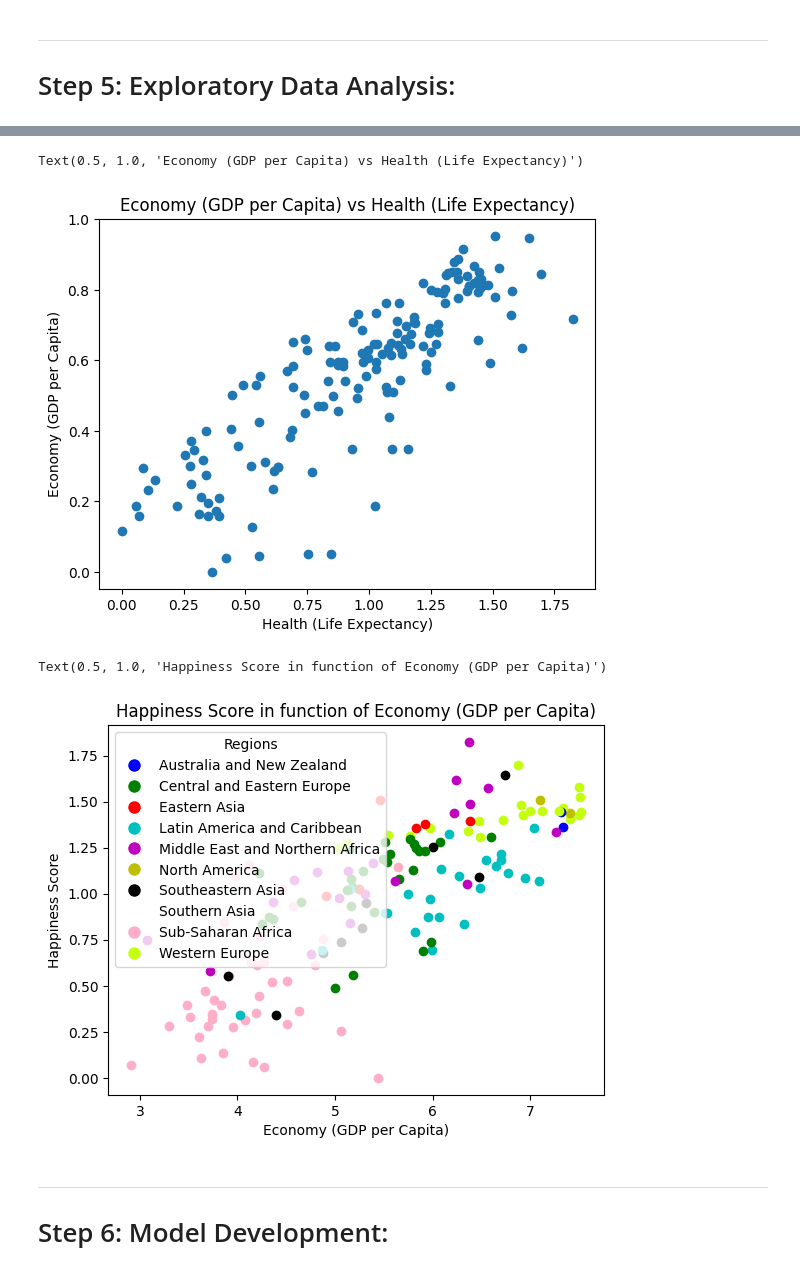
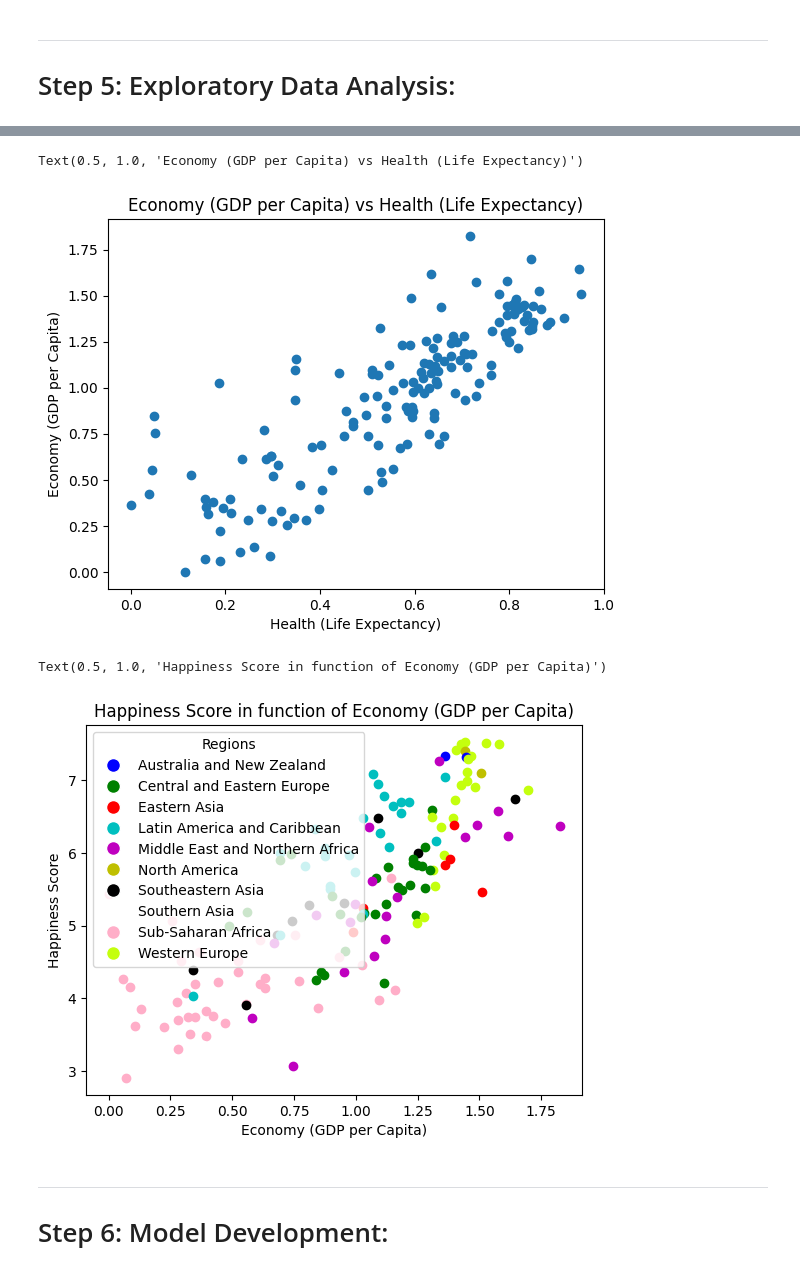
Before and after one commit to Hormone4/World-Happiness-Machine-Learning, a Jupyter notebook: main.ipynb, the cells around one changed output, grey strips where cells are left out. Drawn from its saved outputs; the diff is of its cells as text; code cells hidden in the pictures.

```diff
--- a/main.ipynb
+++ b/main.ipynb
@@ -126,50 +135,50 @@ Text(0.5, 1.0, 'Happiness Score vs Health (Life Expectancy)')
 # %%
-plt.pyplot.scatter(D["Economy (GDP per Capita)"], D["Health (Life Expectancy)"])
+plt.pyplot.scatter(D["Health (Life Expectancy)"], D["Economy (GDP per Capita)"])
 plt.pyplot.ylabel("Economy (GDP per Capita)")
 plt.pyplot.xlabel("Health (Life Expectancy)")
 plt.pyplot.title("Economy (GDP per Capita) vs Health (Life Expectancy)")
 # %% [output]
 Text(0.5, 1.0, 'Economy (GDP per Capita) vs Health (Life Expectancy)')
-[figure, old version]
+[figure, new version]
 # %%
 independant_var = "Economy (GDP per Capita)"
 y = range(0,9)
 for i, region in enumerate(D["Region"]):
-    if   region == "Australia and New Zealand": plt.pyplot.scatter(D["Happiness Score"][i], D[independant_var][i], color='b')
-    elif region == "Central and Eastern Europe": plt.pyplot.scatter(D["Happiness Score"][i], D[independant_var][i], color='g')
-    elif region == "Eastern Asia": plt.pyplot.scatter(D["Happiness Score"][i], D[independant_var][i], color='r')
-    elif region == "Latin America and Caribbean": plt.pyplot.scatter(D["Happiness Score"][i], D[independant_var][i], color='c')
-    elif region == "Middle East and Northern Africa": plt.pyplot.scatter(D["Happiness Score"][i], D[independant_var][i], color='m')
-    elif region == "North America": plt.pyplot.scatter(D["Happiness Score"][i], D[independant_var][i], color='y')
-    elif region == "Southeastern Asia": plt.pyplot.scatter(D["Happiness Score"][i], D[independant_var][i], color='k')
-    elif region == "Southern Asia": plt.pyplot.scatter(D["Happiness Score"][i], D[independant_var][i], color='w')
-    elif region == "Sub-Saharan Africa": plt.pyplot.scatter(D["Happiness Score"][i], D[independant_var][i], color='#ffaec8')
-    elif region == "Western Europe": plt.pyplot.scatter(D["Happiness Score"][i], D[independant_var][i], color='#c4ff0e')
+    if   region == "Australia and New Zealand": plt.pyplot.scatter(D[independant_var][i],D["Happiness Score"][i],  color='b')
+    elif region == "Central and Eastern Europe": plt.pyplot.scatter(D[independant_var][i],D["Happiness Score"][i],  color='g')
+    elif region == "Eastern Asia": plt.pyplot.scatter(D[independant_var][i],D["Happiness Score"][i],  color='r')
+    elif region == "Latin America and Caribbean": plt.pyplot.scatter(D[independant_var][i],D["Happiness Score"][i],  color='c')
+    elif region == "Middle East and Northern Africa": plt.pyplot.scatter(D[independant_var][i],D["Happiness Score"][i],  color='m')
+    elif region == "North America": plt.pyplot.scatter(D[independant_var][i],D["Happiness Score"][i],  color='y')
+    elif region == "Southeastern Asia": plt.pyplot.scatter(D[independant_var][i],D["Happiness Score"][i],  color='k')
+    elif region == "Southern Asia": plt.pyplot.scatter(D[independant_var][i],D["Happiness Score"][i],  color='w')
+    elif region == "Sub-Saharan Africa": plt.pyplot.scatter(D[independant_var][i], D["Happiness Score"][i], color='#ffaec8')
+    elif region == "Western Europe": plt.pyplot.scatter(D[independant_var][i], D["Happiness Score"][i], color='#c4ff0e')
 
 # Create a custom legend for the plot
 colors = {
     "Australia and New Zealand": 'b',
     "Central and Eastern Europe": 'g',
     "Eastern Asia": 'r',
     "Latin America and Caribbean": 'c',
     "Middle East and Northern Africa": 'm',
     "North America": 'y',
     "Southeastern Asia": 'k',
     "Southern Asia": 'w',
     "Sub-Saharan Africa": '#ffaec8',
     "Western Europe": '#c4ff0e'
 }
 handles = [plt.pyplot.Line2D([0], [0], marker='o', color='w', markerfacecolor=color, markersize=10, label=region) for region, color in colors.items()]
 plt.pyplot.legend(handles=handles, title="Regions")
 
-plt.pyplot.ylabel("Happiness Score")
+plt.pyplot.ylabel("Happiness Score / 10")
 plt.pyplot.xlabel(independant_var)
 plt.pyplot.title("Happiness Score in function of " + independant_var)
 # axis from 0 to 10
 #plt.pyplot.axis([0, 10, 0, 2])
 # %% [output]
 Text(0.5, 1.0, 'Happiness Score in function of Economy (GDP per Capita)')
-[figure, old version]
+[figure, new version]
 # %% [markdown]
 <hr>
 
```
Also changed, not shown: parts of 6 cells of this notebook.
